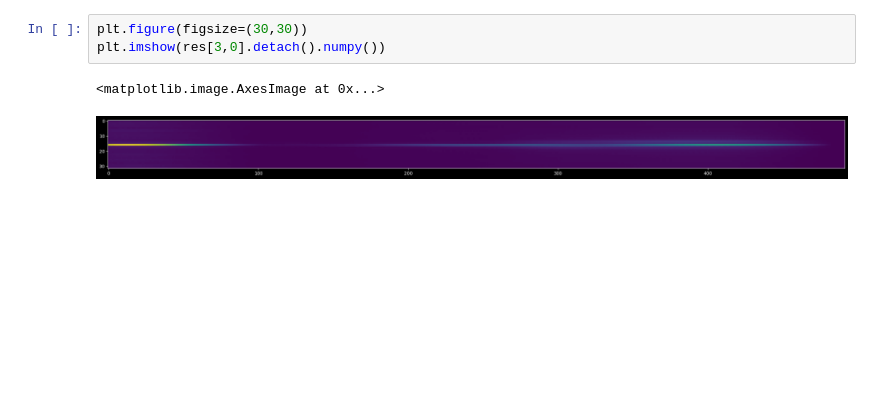
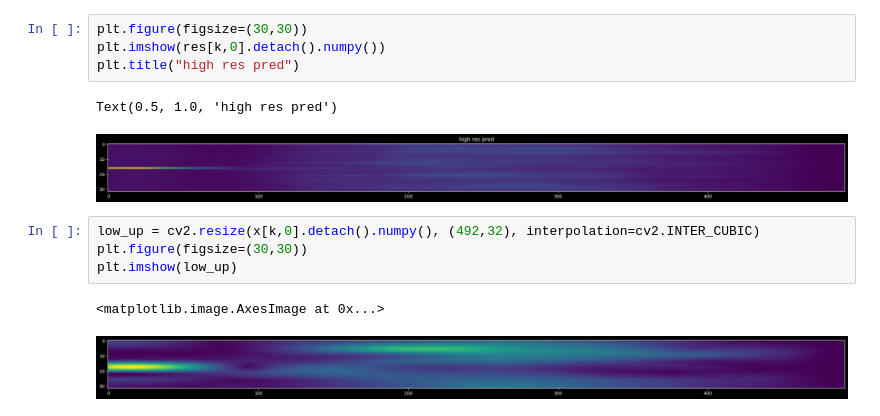
Before and after one commit to NetanelBlumenfeld/Radar, a Jupyter notebook: src/python/main_note_book.ipynb, the cells around one changed output. Drawn from its saved outputs; the diff is of its cells as text; blank space fills up the shorter version.

```diff
--- a/src/python/main_note_book.ipynb
+++ b/src/python/main_note_book.ipynb
@@ -135,6 +109,14 @@ torch.Size([8, 1, 32, 492])
 # %%
 plt.figure(figsize=(30,30))
-plt.imshow(res[3,0].detach().numpy())
+plt.imshow(res[k,0].detach().numpy())
+plt.title("high res pred")
 # %% [output]
-<matplotlib.image.AxesImage at 0x...>
+Text(0.5, 1.0, 'high res pred')
-[figure, old version]
+[figure, new version]
+# %%
+low_up = cv2.resize(x[k,0].detach().numpy(), (492,32), interpolation=cv2.INTER_CUBIC)
+plt.figure(figsize=(30,30))
+plt.imshow(low_up)
+# %% [output]
+<matplotlib.image.AxesImage at 0x...>
+[figure, added]
```
Also changed, not shown: parts of 14 cells of this notebook.
